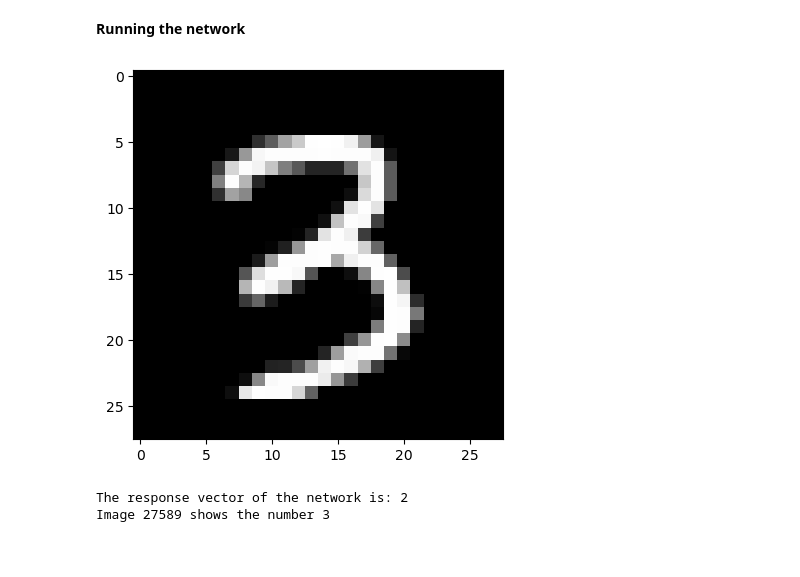
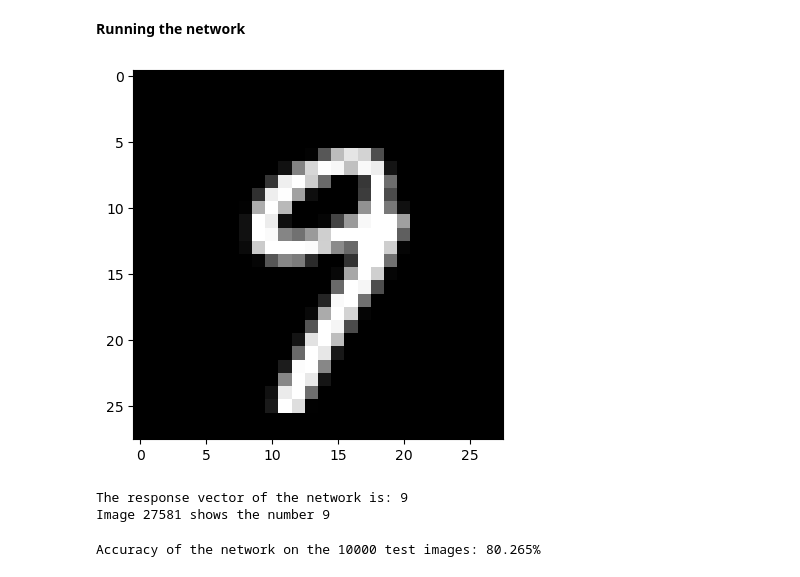
Before and after one commit to Tycho887/INF200, a Jupyter notebook: exercises/challenge_assignment.ipynb, the cells around one changed output. Cells and saved outputs as stored; diff of their text form; code cells hidden in the pictures.

```diff
--- a/exercises/challenge_assignment.ipynb
+++ b/exercises/challenge_assignment.ipynb
@@ -61,7 +62,7 @@ train_loader = DataLoader(train_dataset, batch_size=64, shuffle=True)
 
 # Training loop
 
-for epoch in range(1):  # You can adjust the number of epochs
+for epoch in range(100):  # You can adjust the number of epochs
     running_loss = 0.0
     for i, data in enumerate(train_loader, 0):
         inputs, labels = data
@@ -81,0 +85,36 @@ torch.save(net.state_dict(), 'mnist_model.pth')
+# %%
+criterion = nn.CrossEntropyLoss()
+optimizer = optim.SGD(net.parameters(), lr=0.001, momentum=0.9)
+
+# Define data transformations and load the MNIST dataset
+transform = transforms.Compose([transforms.ToTensor(), transforms.Normalize((0.5,), (0.5,))])
+
+train_dataset = datasets.MNIST(root='./data', train=True, transform=transform, download=True)
+train_loader = DataLoader(train_dataset, batch_size=64, shuffle=True)
+
+# Use DataParallel to utilize multiple CPU cores
+if torch.cuda.device_count() > 1:
+    print(f"Using {torch.cuda.device_count()} GPUs!")
+    net = nn.DataParallel(net)
+else:
+    print("Using CPU!")
+
+# Training loop
+for epoch in range(100):  # You can adjust the number of epochs
+    running_loss = 0.0
+    for i, data in enumerate(train_loader, 0):
+        inputs, labels = data
+        optimizer.zero_grad()
+        outputs = net(inputs)
+        loss = criterion(outputs, labels)
+        loss.backward()
+        optimizer.step()
+        running_loss += loss.item()
+        if i % 100 == 99:  # Print every 100 mini-batches
+            print(f'Epoch {epoch + 1}, Mini-Batch {i + 1}, Loss: {running_loss / 100:.3f}')
+            running_loss = 0.0
+
+print("Training finished")
+
+# Save the trained model
+torch.save(net.state_dict(), 'mnist_model.pth')
@@ -108,20 +165,40 @@ def read_from_file(name=data_dir / "image_19961.txt"):
 **Running the network**
 # %%
 # Choose an index to select one of the images
-image_index = 27589
+image_index = 27581
 mnist_dataset = get_mnist()
 x, image, label = return_image(image_index, mnist_dataset) # This here reads image {image_index} from the mnist dataset.
 x_file = read_from_file() # In case you were not able to install torchvision, you can use this read_from_file function
 
 
 response_vector = net.forward(torch.tensor(x)).detach().numpy()
 
 plt.imshow(image, cmap='gray')
 plt.show()
 
 print(f"The response vector of the network is: {np.argmax(response_vector)}")
 print(f"Image {image_index} shows the number {label}")
 # %% [output]
-[figure, old version]
+[figure, new version]
-The response vector of the network is: 2
-Image 27589 shows the number 3
+The response vector of the network is: 9
+Image 27581 shows the number 9
+# %%
+# neural network tester
+
+def test_neural_network(net, mnist_dataset):
+
+    correct = 0
+    total = 0
+    with torch.no_grad():
+        for data in mnist_dataset:
+            images, labels = data
+            outputs = net(images)
+            _, predicted = torch.max(outputs.data, 1)
+            total += 1
+            correct += (predicted == labels).sum().item()
+
+    print(f"Accuracy of the network on the 10000 test images: {100 * correct / total}%")
+
+test_neural_network(net, get_mnist())
+# %% [output]
+Accuracy of the network on the 10000 test images: 80.265%
```
Also changed, not shown: parts of 3 cells of this notebook.
